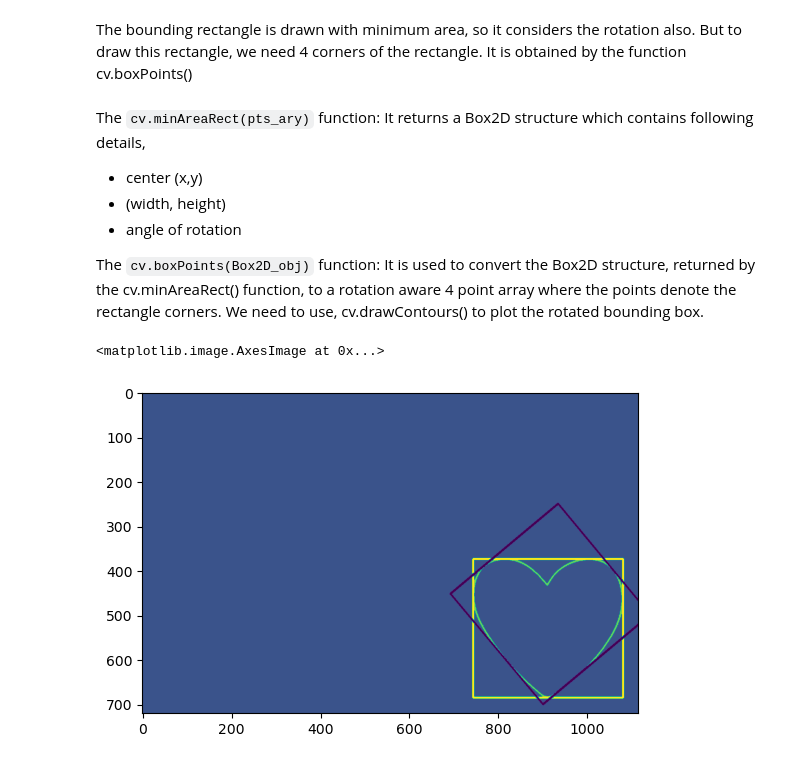
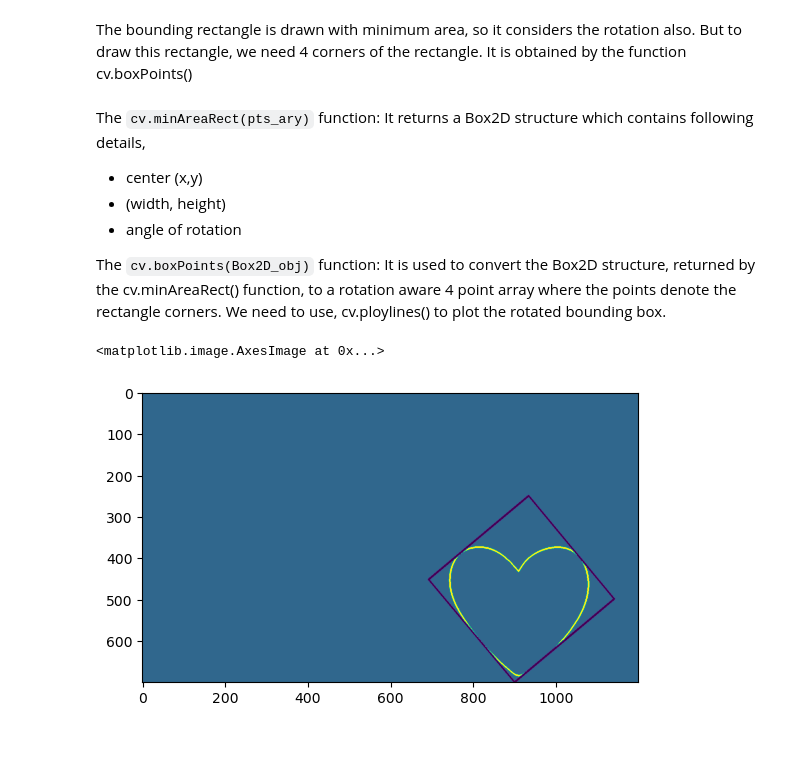
Before and after one commit to MaidulHasan/OpenCV_Basics, a Jupyter notebook: 13_fitting_different_shapes_to_a_contour.ipynb, the cells around one changed output. Cells and saved outputs as stored; diff of their text form; code cells hidden in the pictures.

```diff
--- a/13_fitting_different_shapes_to_a_contour.ipynb
+++ b/13_fitting_different_shapes_to_a_contour.ipynb
@@ -71,16 +71,19 @@ The `cv.minAreaRect(pts_ary)` function: It returns a Box2D structure which conta
 - (width, height)
 - angle of rotation
 
-The `cv.boxPoints(Box2D_obj)` function: It is used to convert the Box2D structure, returned by the cv.minAreaRect() function, to a rotation aware 4 point array where the points denote the rectangle corners. We need to use, cv.drawContours() to plot the rotated bounding box.
+The `cv.boxPoints(Box2D_obj)` function: It is used to convert the Box2D structure, returned by the cv.minAreaRect() function, to a rotation aware 4 point array where the points denote the rectangle corners. We need to use, cv.ploylines() to plot the rotated bounding box.
 # %%
 min_area_rect_box2d = cv.minAreaRect(simple_shapes_contours[1])
 min_area_rect_corners = cv.boxPoints(min_area_rect_box2d).astype(np.int32)
 
+canvas2 = get_canvas((700, 1200), color_code=(80))
+cv.drawContours(canvas2, simple_shapes_contours, 1, color=(200), thickness=4)
+
 plt.imshow(
     cv.polylines(
-        canvas, [min_area_rect_corners], isClosed=True, color=(20, 20, 20), thickness=4
+        canvas2, [min_area_rect_corners], isClosed=True, color=(20, 20), thickness=4
     )
 )
 # %% [output]
 <matplotlib.image.AxesImage at 0x...>
-[figure, old version]
+[figure, new version]
```
Also changed, not shown: parts of 10 cells of this notebook.
